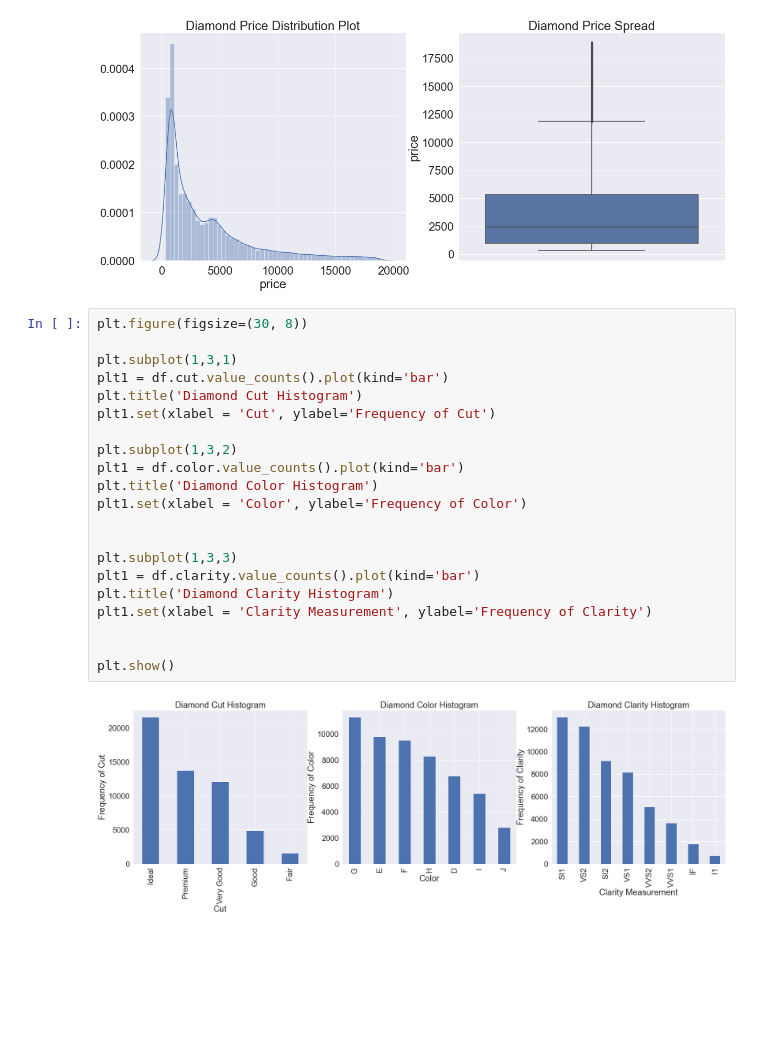
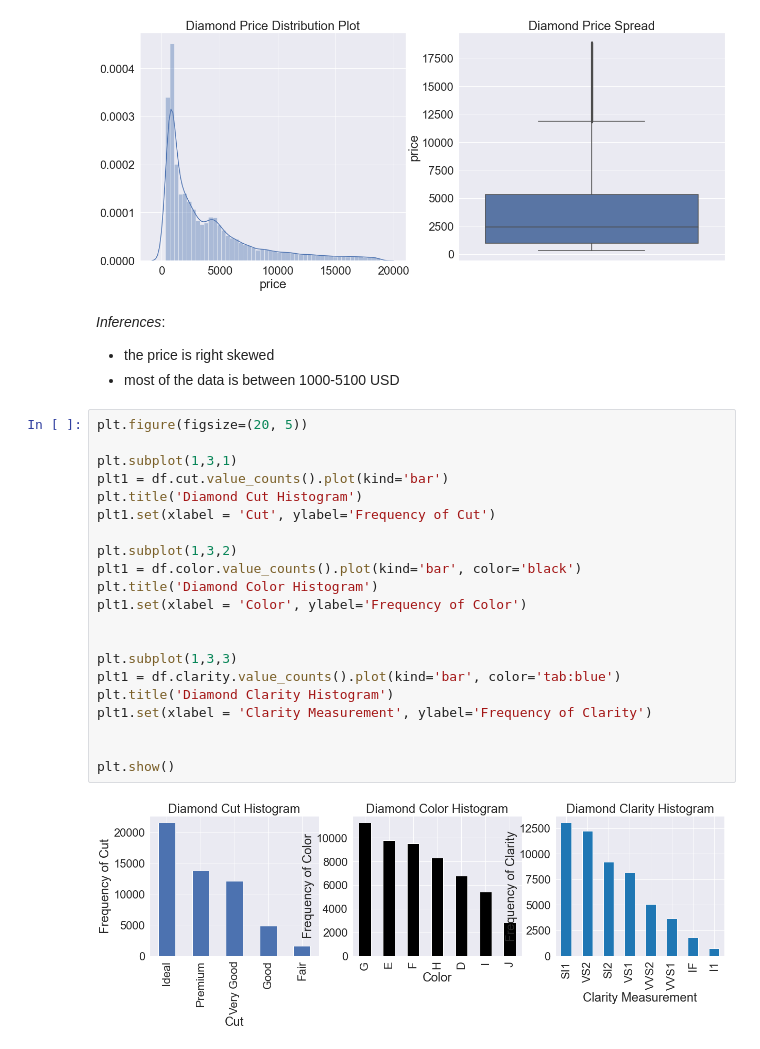
Before and after one commit to chrispfchung/diamonds-regression-project, a Jupyter notebook: exploring diamonds.ipynb, the cells around one changed output. Saved outputs shown, nothing was run; the diff lists cells and outputs as text; blank space fills up the shorter version.

Commit message:
diamond eda + visual improvement

```diff
--- a/exploring diamonds.ipynb
+++ b/exploring diamonds.ipynb
@@ -101,26 +101,30 @@ sns.boxplot(y=df.price)
 plt.show()
 # %% [output]
 [figure]
+# %% [markdown]
+*Inferences*:
+- the price is right skewed
+- most of the data is between 1000-5100 USD
 # %%
-plt.figure(figsize=(30, 8))
+plt.figure(figsize=(20, 5))
 
 plt.subplot(1,3,1)
 plt1 = df.cut.value_counts().plot(kind='bar')
 plt.title('Diamond Cut Histogram')
 plt1.set(xlabel = 'Cut', ylabel='Frequency of Cut')
 
 plt.subplot(1,3,2)
-plt1 = df.color.value_counts().plot(kind='bar')
+plt1 = df.color.value_counts().plot(kind='bar', color='black')
 plt.title('Diamond Color Histogram')
 plt1.set(xlabel = 'Color', ylabel='Frequency of Color')
 
 
 plt.subplot(1,3,3)
-plt1 = df.clarity.value_counts().plot(kind='bar')
+plt1 = df.clarity.value_counts().plot(kind='bar', color='tab:blue')
 plt.title('Diamond Clarity Histogram')
 plt1.set(xlabel = 'Clarity Measurement', ylabel='Frequency of Clarity')
 
 
 plt.show()
 # %% [output]
-[figure, old version]
+[figure, new version]
```
